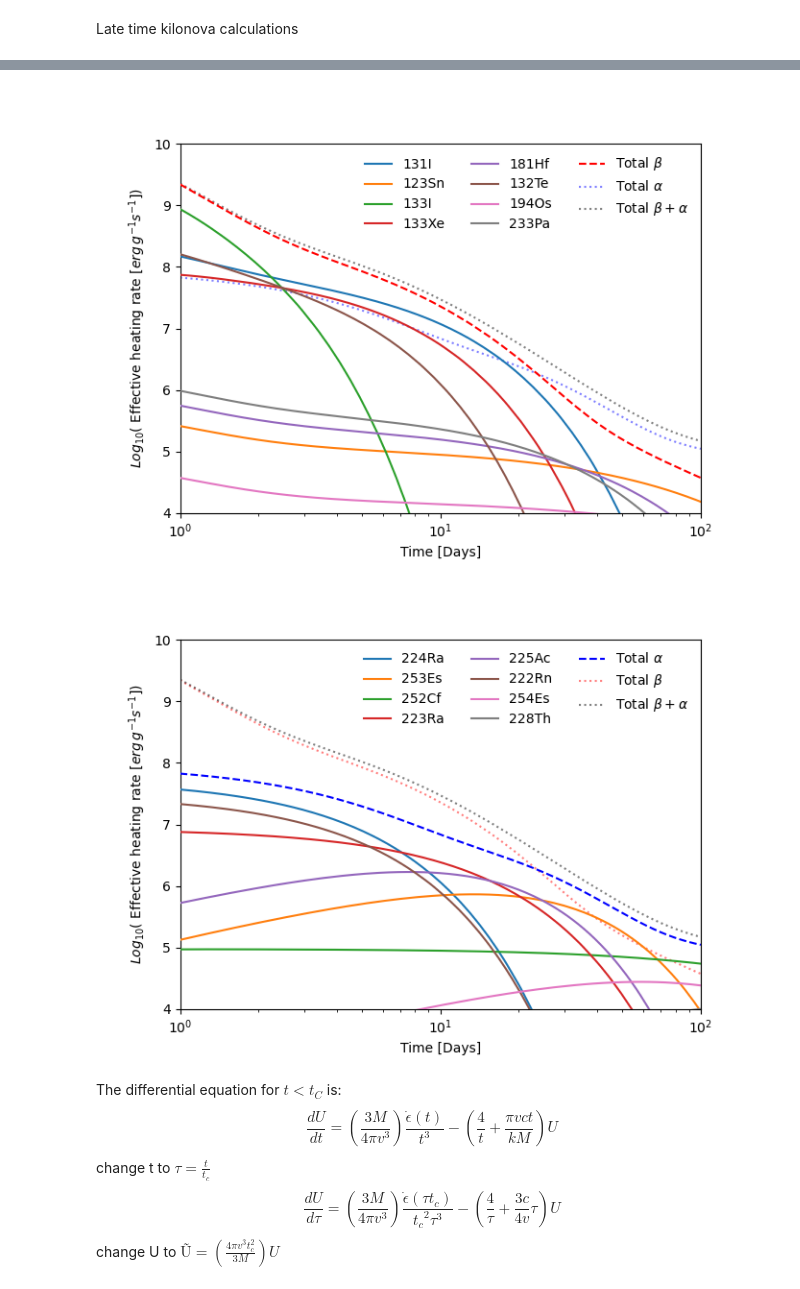
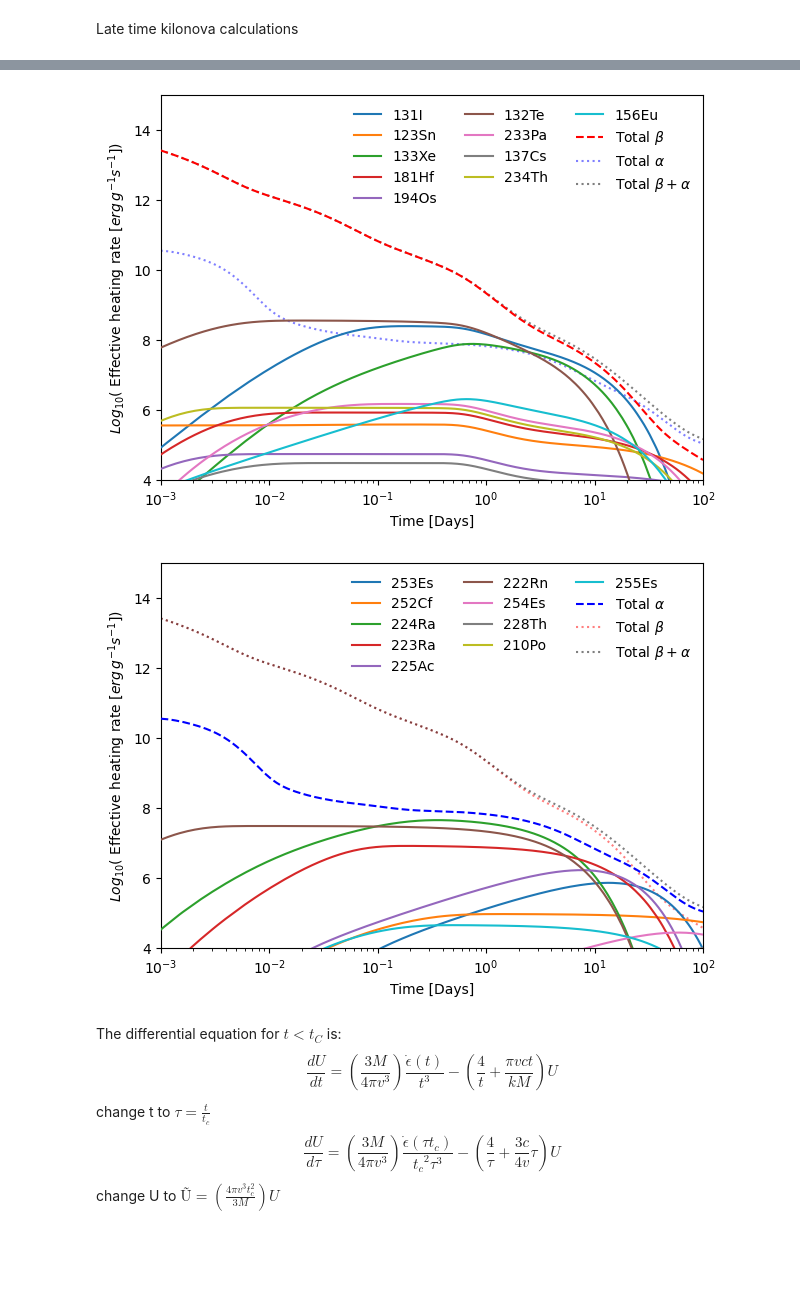
Before and after one commit to DiegoHp45/Kilonova, a Jupyter notebook: article_1.ipynb, the cells around one changed output, grey strips where cells are left out. Drawn from its saved outputs; the diff is of its cells as text; code cells hidden in the pictures; blank space fills up the shorter version.

```diff
--- a/article_1.ipynb
+++ b/article_1.ipynb
@@ -175,7 +176,7 @@ for i in tqdm(range(len(Decay_modes))):
             p=float(w[2])/100
             lamb=np.log(2)/convertir_a_segundos(Half_life[i],Half_life_unit[i])
             d=p*(c**2)*Q_beta[i]*lamb/((Z[i]+N[i])*931494.103+Mass_exces[i])
-            if d!=0:
+            if d!=0 and Q_beta[i]>0:
                 e=d*Xi_t(N[i],Z[i])*np.exp(-lamb*t)
                 E_beta_aporte.append(e)
                 Name_beta.append(Name[i])
@@ -357,13 +358,13 @@ def Generar_grafica_epsion_nuchart(tiempo_abundnacia,unit,Decaimiento,x_start,x_
     subset=log_heatmap_matrix[y_start:y_end+1,x_start:x_end+1]
 
 
-    return log_heatmap_matrix,subset,tiempo_abundnacia,unit,x_start,x_end,y_start,y_end
+    return log_heatmap_matrix,subset,tiempo_abundnacia,unit,x_start,x_end,y_start,y_end,heatmap_matrix
 #log_heatmap_matrix , subset, tiempo_abundancia, unidad,x_start,x_end,y_start,y_end = Generar_grafica_epsion_nuchart(1,'Days','Alpha',0,max_neutronsA,0,max_protonsA)#,125,160,80,105)
 
 fig2a, axsa = plt.subplots(1,4, figsize=(16,4))
 t_matrix=[(1,'Hours'),(16,'Hours'),(15,'Days'),(100,'Days')]
 for i, ax in enumerate(axsa.flat):
-    log_heatmap_matrix ,subset, tiempo_abundancia, unidad,x_start,x_end,y_start,y_end = Generar_grafica_epsion_nuchart(t_matrix[i][0],t_matrix[i][1],'Alpha',125,160,80,105)
+    log_heatmap_matrix ,subset, tiempo_abundancia, unidad,x_start,x_end,y_start,y_end,heat_matri1 = Generar_grafica_epsion_nuchart(t_matrix[i][0],t_matrix[i][1],'Alpha',125,160,80,105)
     cax = ax.imshow(log_heatmap_matrix, origin='lower', cmap='plasma', aspect='auto',vmin=-30,vmax=np.log10(5.5**10),extent=[-0.5, max_neutronsA+0.5,0-0.5, max_protonsA+0.5])#
     axins=ax.inset_axes([0.55, 0.1, 0.4, 0.4],xlim=(125,160),ylim=(80,105))
     axins.imshow(subset, origin='lower', cmap='plasma', aspect='auto',vmin=-30,vmax=np.log10(5.5**10),extent=[x_start-0.5, x_end+0.5,y_start-0.5, y_end+0.5])
@@ -387,10 +388,12 @@ for i, ax in enumerate(axsa.flat):
 fig2b, axsb = plt.subplots(1,4, figsize=(16,4))
 t_matrix=[(1,'Hours'),(1,'Days'),(15,'Days'),(100,'Days')]
 for i, ax in enumerate(axsb.flat):
-    log_heatmap_matrix ,subset, tiempo_abundancia, unidad,x_start,x_end,y_start,y_end = Generar_grafica_epsion_nuchart(t_matrix[i][0],t_matrix[i][1],'Beta',0,max_neutronsB,0,max_protonsB)
+    log_heatmap_matrix ,subset, tiempo_abundancia, unidad,x_start,x_end,y_start,y_end,heat_matri  = Generar_grafica_epsion_nuchart(t_matrix[i][0],t_matrix[i][1],'',0,max_neutronsB,0,max_protonsB)
     cax = ax.imshow(subset, origin='lower', cmap='plasma', aspect='auto',vmin=-30,vmax=np.log10(5.5**10),extent=[x_start-0.5, x_end+0.5,y_start-0.5, y_end+0.5])#
     #ax.set_xlabel("Number of Neutrons")
     #ax.set_ylabel("Number of Protons")
+
+
     if unidad=='Days':
         if t_matrix[i][0]==1:
             ax.set_title(f'Time={tiempo_abundancia} Day')
@@ -458,6 +461,6 @@ ax3.legend()
 # %%
 '''Find relevant nuclei'''
-H=np.searchsorted(t/(60*60*24),[1,100])
+H=np.searchsorted(t/(60*60*24),[5,100])
 #print(H)
 #H=[0,-1]
 E_alpha_aporte_norm=E_alpha_aporte/E_alpha
@@ -509,40 +512,40 @@ graficas_masimportantes(12,12,'Beta')
 # %%
 '''Plots Heating Rate for relevant nuclei'''
 def Heating_rate_mas_importantes(top:int,decay):
     plt.figure(figsize=(7,5))
 
     if decay=='Beta':
         for i in range(top):
-            H=E_beta_aporte_efectivo[Mejores_beta[i]]
+            H=E_beta_aporte_efectivo[Mejores_beta[i]]+1e-34
             H=np.log10(H)+4
             plt.plot(t_dias,H,label=Name_beta[Mejores_beta[i]],linestyle='-',zorder=3,linewidth=1.5)
         plt.plot(t_dias,np.log10(E_beta_efectivo)+4,label=r'Total $\beta$',linestyle='--',color='red',zorder=3,linewidth=1.5)
         plt.plot(t_dias,np.log10(E_alpha_efectivo)+4,label=r'Total $\alpha$',linestyle=':',alpha=0.5,color='blue',zorder=1)
 
     elif decay=='Alpha':
         for i in range(top):
-            H=E_alpha_aporte_efectivo[mejores_alpha[i]]
+            H=E_alpha_aporte_efectivo[mejores_alpha[i]]+1e-34
             H=np.log10(H)+4
             plt.plot(t_dias,H,label=Name_alpha[mejores_alpha[i]],linestyle='-',zorder=3,linewidth=1.5)
         plt.plot(t_dias,np.log10(E_alpha_efectivo)+4,label=r'Total $\alpha$',linestyle='--',color='blue',zorder=3,linewidth=1.5)
         plt.plot(t_dias,np.log10(E_beta_efectivo)+4,label=r'Total $\beta$',linestyle=':',alpha=0.5,color='red',zorder=1)
 
 
 
     plt.plot(t_dias,np.log10(E_total_efectivo)+4,label=r'Total $\beta+\alpha$',linestyle=':',alpha=0.5,color='black',zorder=1)
     plt.legend(loc="upper right", ncol=3,frameon=False)
     #plt.ylim((35,42))
     #plt.xlim(left=0.01)
     plt.xscale('log')
     plt.ylabel(r'$Log_{10}$( Effective heating rate$\,\,[erg\, g^{-1} s^{-1}]$)')
     plt.xlabel('Time [Days]')
-    plt.xlim((10**0,10**2))
-    plt.ylim((4,10))
-Heating_rate_mas_importantes(8,'Beta')
-Heating_rate_mas_importantes(8,'Alpha')
+    plt.xlim((1e-3,10**2))
+    plt.ylim((4,15))
+Heating_rate_mas_importantes(10,'Beta')
+Heating_rate_mas_importantes(10,'Alpha')
 # %% [output]
-[figure, old version]
+[figure, new version]
-[figure, old version]
+[figure, new version]
 # %% [markdown]
 The differential equation for $t<t_C$ is:
 \begin{equation}
```
Also changed, not shown: parts of 16 cells of this notebook.
